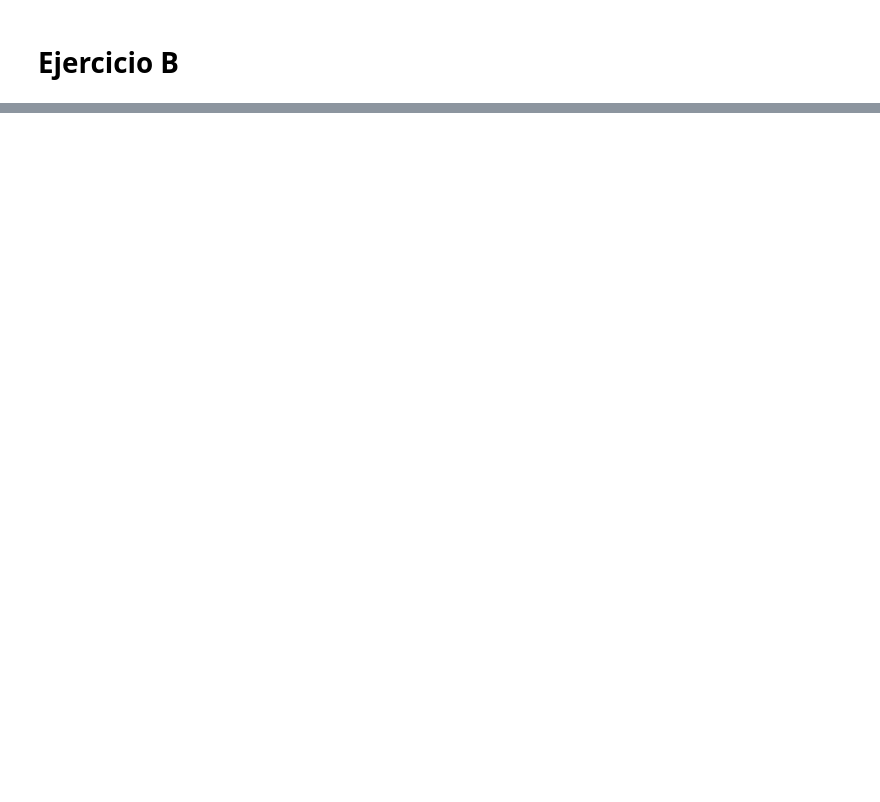
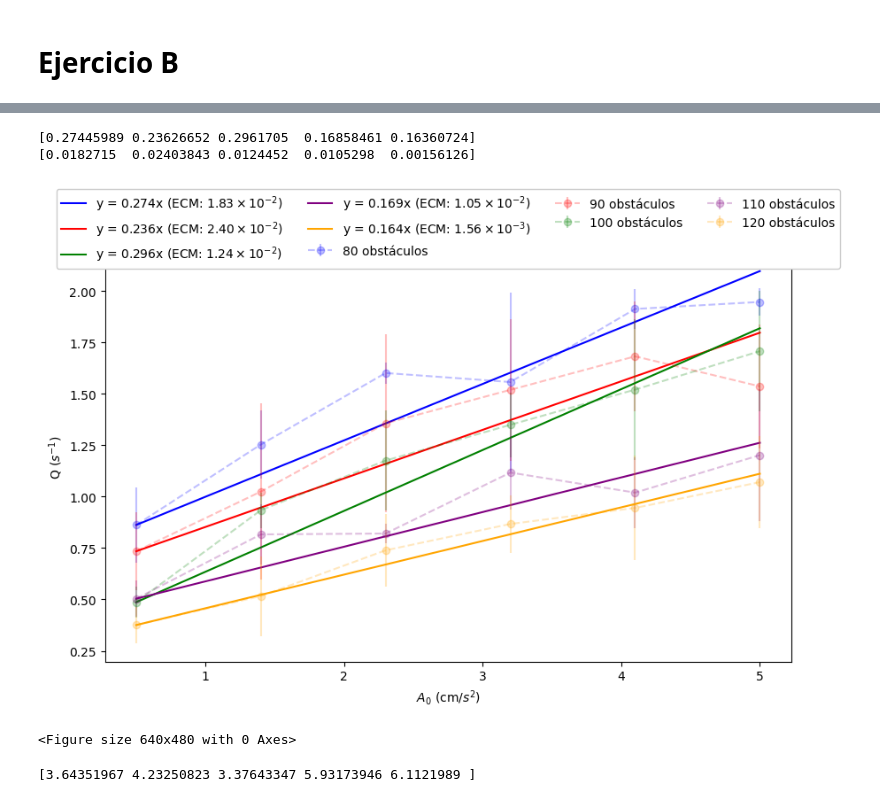
Before and after one commit to JR-Castro/simulacion-de-sistemas, a Jupyter notebook: granular-medium/scripts/q_vs_a0.ipynb, the cells around one changed output, grey strips where cells are left out. Saved outputs shown, nothing was run; the diff lists cells and outputs as text; code cells hidden in the pictures; blank space fills up the shorter version.

Commit message:
analysis for c

```diff
--- a/granular-medium/scripts/q_vs_a0.ipynb
+++ b/granular-medium/scripts/q_vs_a0.ipynb
@@ -8,0 +12,2 @@ from generate_inputs import RUNS, A0_VALUES, DEFAULT_TIME, DEFAULT_DT
+# %%
+colors = ['blue', 'red', 'green', 'purple', 'orange', 'black', 'brown', 'pink', 'gray', 'cyan']
@@ -126,0 +184,48 @@ R: 0.2584415584415584
+# %%
+c_inv_resistance = np.zeros(len(M_VALUES))
+c_inv_resistance_ecm = np.zeros(len(M_VALUES))
+
+for i in range(len(M_VALUES)):
+    c_q_means_fit = [c_q_mean - c_q_means[i][0] for c_q_mean in c_q_means[i]]
+    c_a0_fit = [a0 - A0_VALUES[0] for a0 in A0_VALUES]
+
+
+    def mse_for_c(c):
+        return compute_mean_square_error(c, c_a0_fit, c_q_means_fit)
+
+
+    result = minimize_scalar(mse_for_c, bounds=(0.0, 6.0), method='bounded')
+
+    c_inv_resistance[i] = result.x
+    c_inv_resistance_ecm[i] = result.fun
+# %%
+print(c_inv_resistance)
+print(c_inv_resistance_ecm)
+# %% [output]
+[0.27445989 0.23626652 0.2961705  0.16858461 0.16360724]
+[0.0182715  0.02403843 0.0124452  0.0105298  0.00156126]
+# %%
+plt.figure(figsize=(10, 6))
+for i in range(len(M_VALUES)):
+    plt.errorbar(A0_VALUES, c_q_means[i], yerr=c_q_std[i], fmt='--o', label=f"{M_VALUES[i]} obstáculos", alpha=0.25, color=colors[i])
+    plt.plot(A0_VALUES, [c_inv_resistance[i] * (a0 - A0_VALUES[0]) + c_q_means[i][0] for a0 in A0_VALUES],
+             label=f"y = {c_inv_resistance[i]:.3f}x (ECM: {formatter(c_inv_resistance_ecm[i],None)})",
+             color=colors[i],)
+
+plt.legend(loc='upper center', bbox_to_anchor=(0.5, 1.17), framealpha=1.0, ncol=4)
+
+# plt.subplots_adjust(top=0.95)
+plt.xlabel("$A_0$ (cm/$s^2$)")
+plt.ylabel("Q ($s^{-1}$)")
+
+plt.savefig("../analysis/q_vs_a0_m.png", dpi=300)
+plt.show()
+plt.clf()
+# %% [output]
+[figure, added]
+<Figure size 640x480 with 0 Axes>
+# %%
+c_resistance = 1 / c_inv_resistance
+print(c_resistance)
+# %% [output]
+[3.64351967 4.23250823 3.37643347 5.93173946 6.1121989 ]
```
Also changed, not shown: parts of 11 cells of this notebook.
